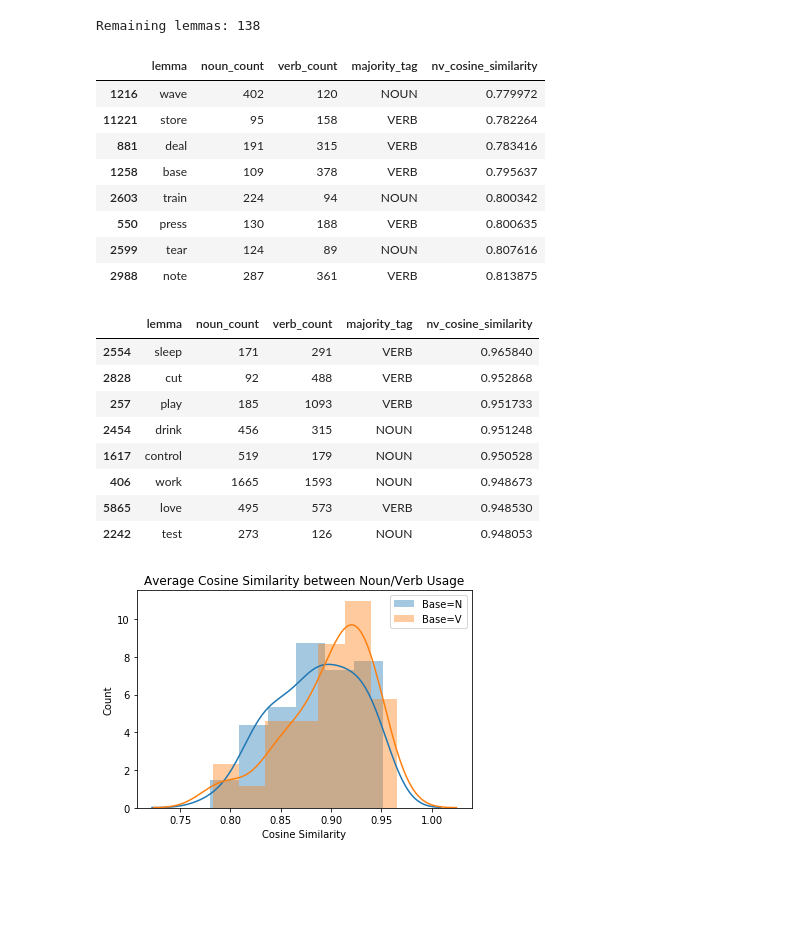
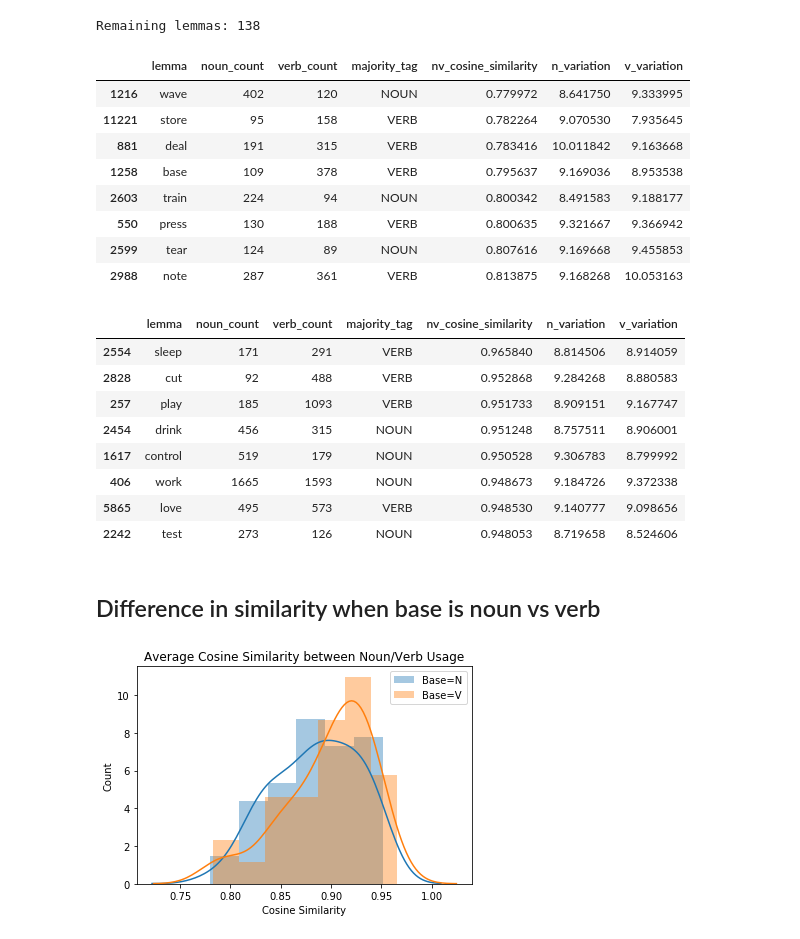
Before and after one commit to SPOClab-ca/word-class-flexibility, a Jupyter notebook: notebooks/ELMoPlusBERT.ipynb, the cells around one changed output. Cells and saved outputs as stored; diff of their text form; code cells hidden in the pictures; blank space fills up the shorter version.

Commit message:
Add plot for semantic variation in majority and minority class

```diff
--- a/notebooks/ELMoPlusBERT.ipynb
+++ b/notebooks/ELMoPlusBERT.ipynb
@@ -99,31 +100,33 @@ lemma_count_df[['nv_cosine_similarity', 'n_variation', 'v_variation']] = \
   lemma_count_df.apply(lambda row: embedder.get_contextual_nv_similarity(row.lemma, method="bert"),
                        axis=1, result_type="expand")
 # %%
-lemma_count_df[['lemma', 'noun_count', 'verb_count', 'majority_tag', 'nv_cosine_similarity']] \
+lemma_count_df[['lemma', 'noun_count', 'verb_count', 'majority_tag', 'nv_cosine_similarity', 'n_variation', 'v_variation']] \
   .sort_values('nv_cosine_similarity').head(8)
 # %% [output]
-|  | lemma | noun_count | verb_count | majority_tag | nv_cosine_similarity |
-| 1216 | wave | 402 | 120 | NOUN | 0.779972 |
-| 11221 | store | 95 | 158 | VERB | 0.782264 |
-| 881 | deal | 191 | 315 | VERB | 0.783416 |
-| 1258 | base | 109 | 378 | VERB | 0.795637 |
-| 2603 | train | 224 | 94 | NOUN | 0.800342 |
-| 550 | press | 130 | 188 | VERB | 0.800635 |
-| 2599 | tear | 124 | 89 | NOUN | 0.807616 |
-| 2988 | note | 287 | 361 | VERB | 0.813875 |
+|  | lemma | noun_count | verb_count | majority_tag | nv_cosine_similarity | n_variation | v_variation |
+| 1216 | wave | 402 | 120 | NOUN | 0.779972 | 8.641750 | 9.333995 |
+| 11221 | store | 95 | 158 | VERB | 0.782264 | 9.070530 | 7.935645 |
+| 881 | deal | 191 | 315 | VERB | 0.783416 | 10.011842 | 9.163668 |
+| 1258 | base | 109 | 378 | VERB | 0.795637 | 9.169036 | 8.953538 |
+| 2603 | train | 224 | 94 | NOUN | 0.800342 | 8.491583 | 9.188177 |
+| 550 | press | 130 | 188 | VERB | 0.800635 | 9.321667 | 9.366942 |
+| 2599 | tear | 124 | 89 | NOUN | 0.807616 | 9.169668 | 9.455853 |
+| 2988 | note | 287 | 361 | VERB | 0.813875 | 9.168268 | 10.053163 |
 # %%
-lemma_count_df[['lemma', 'noun_count', 'verb_count', 'majority_tag', 'nv_cosine_similarity']] \
+lemma_count_df[['lemma', 'noun_count', 'verb_count', 'majority_tag', 'nv_cosine_similarity', 'n_variation', 'v_variation']] \
   .sort_values('nv_cosine_similarity', ascending=False).head(8)
 # %% [output]
-|  | lemma | noun_count | verb_count | majority_tag | nv_cosine_similarity |
-| 2554 | sleep | 171 | 291 | VERB | 0.965840 |
-| 2828 | cut | 92 | 488 | VERB | 0.952868 |
-| 257 | play | 185 | 1093 | VERB | 0.951733 |
-| 2454 | drink | 456 | 315 | NOUN | 0.951248 |
-| 1617 | control | 519 | 179 | NOUN | 0.950528 |
-| 406 | work | 1665 | 1593 | NOUN | 0.948673 |
-| 5865 | love | 495 | 573 | VERB | 0.948530 |
-| 2242 | test | 273 | 126 | NOUN | 0.948053 |
+|  | lemma | noun_count | verb_count | majority_tag | nv_cosine_similarity | n_variation | v_variation |
+| 2554 | sleep | 171 | 291 | VERB | 0.965840 | 8.814506 | 8.914059 |
+| 2828 | cut | 92 | 488 | VERB | 0.952868 | 9.284268 | 8.880583 |
+| 257 | play | 185 | 1093 | VERB | 0.951733 | 8.909151 | 9.167747 |
+| 2454 | drink | 456 | 315 | NOUN | 0.951248 | 8.757511 | 8.906001 |
+| 1617 | control | 519 | 179 | NOUN | 0.950528 | 9.306783 | 8.799992 |
+| 406 | work | 1665 | 1593 | NOUN | 0.948673 | 9.184726 | 9.372338 |
+| 5865 | love | 495 | 573 | VERB | 0.948530 | 9.140777 | 9.098656 |
+| 2242 | test | 273 | 126 | NOUN | 0.948053 | 8.719658 | 8.524606 |
+# %% [markdown]
+## Difference in similarity when base is noun vs verb
 # %%
 plot = sns.distplot(lemma_count_df[lemma_count_df.majority_tag == 'NOUN'].nv_cosine_similarity, label='Base=N')
 plot = sns.distplot(lemma_count_df[lemma_count_df.majority_tag == 'VERB'].nv_cosine_similarity, label='Base=V')
```
Also changed, not shown: parts of 8 cells of this notebook, 1 other file.
